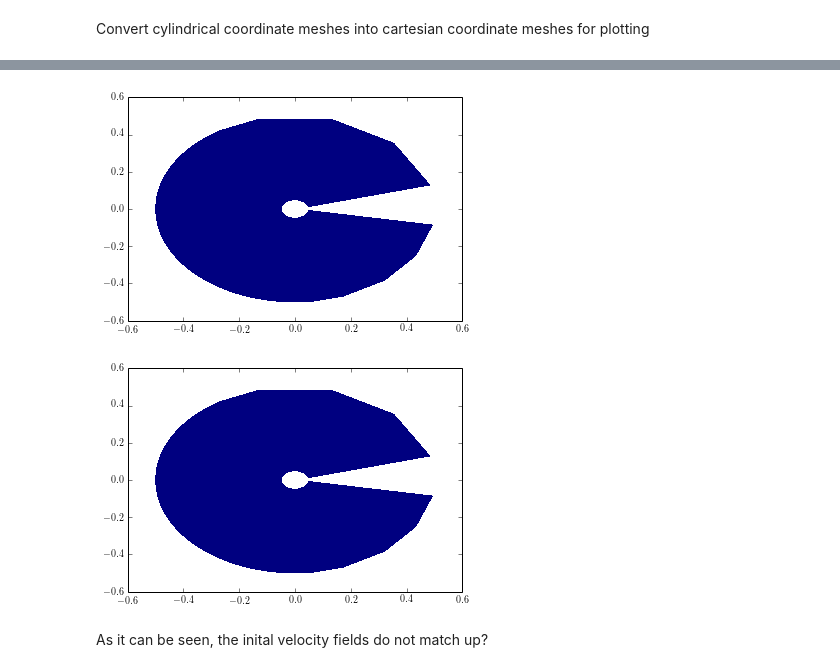
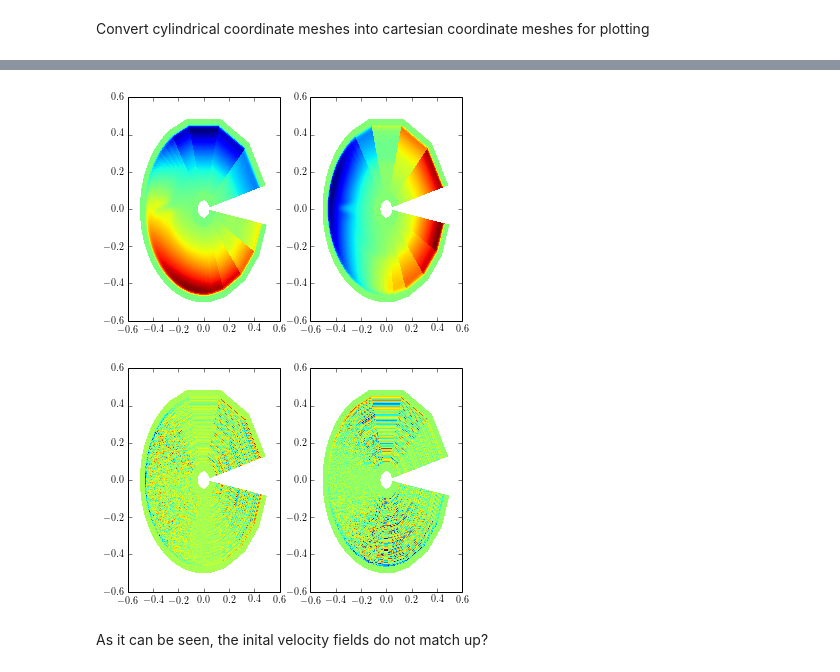
Before and after one commit to UBC-MOAD/flow_separation, a Jupyter notebook: notebooks_2D_runs/compare_tank_exp.ipynb, the cells around one changed output, grey strips where cells are left out. Drawn from its saved outputs; the diff is of its cells as text; code cells hidden in the pictures.

Commit message:
Updated figures in tank compare notebook

```diff
--- a/notebooks_2D_runs/compare_tank_exp.ipynb
+++ b/notebooks_2D_runs/compare_tank_exp.ipynb
@@ -171,13 +171,19 @@ plt.show()
 # %%
+plt.subplot(1,2,1)
+plt.pcolor(om_XC,om_YC,oU)
+plt.subplot(1,2,2)
 plt.pcolor(om_XC,om_YC,oV)
 plt.show()
 # %% [output]
-[figure, old version]
+[figure, new version]
 # %%
+plt.subplot(1,2,1)
+plt.pcolor(cm_XC,cm_YC,cU)
+plt.subplot(1,2,2)
 plt.pcolor(cm_XC,cm_YC,cV)
 plt.show()
 # %% [output]
-[figure, old version]
+[figure, new version]
 # %% [markdown]
 As it can be seen, the inital velocity fields do not match up?
 # %%
```
Also changed, not shown: parts of 2 cells of this notebook.
